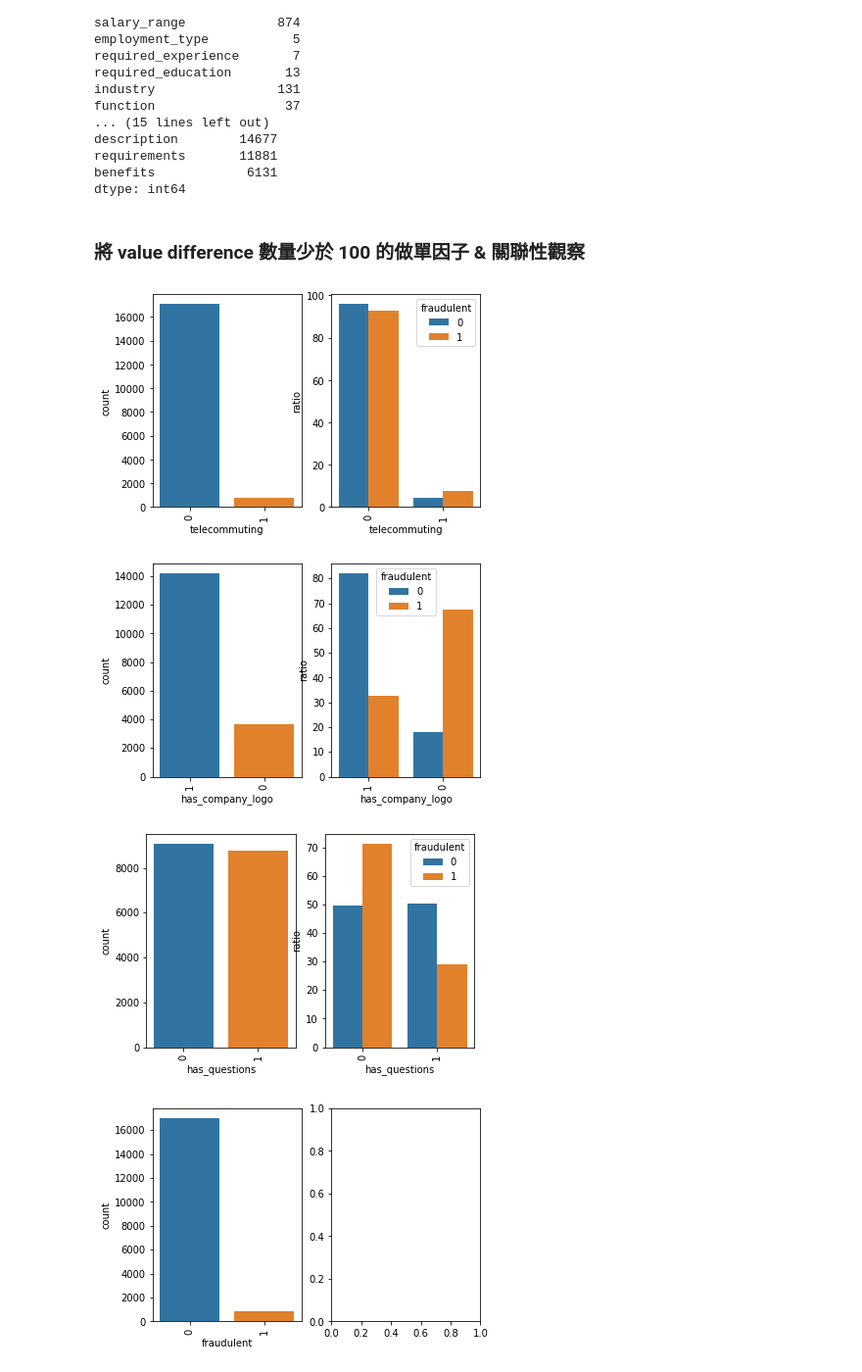
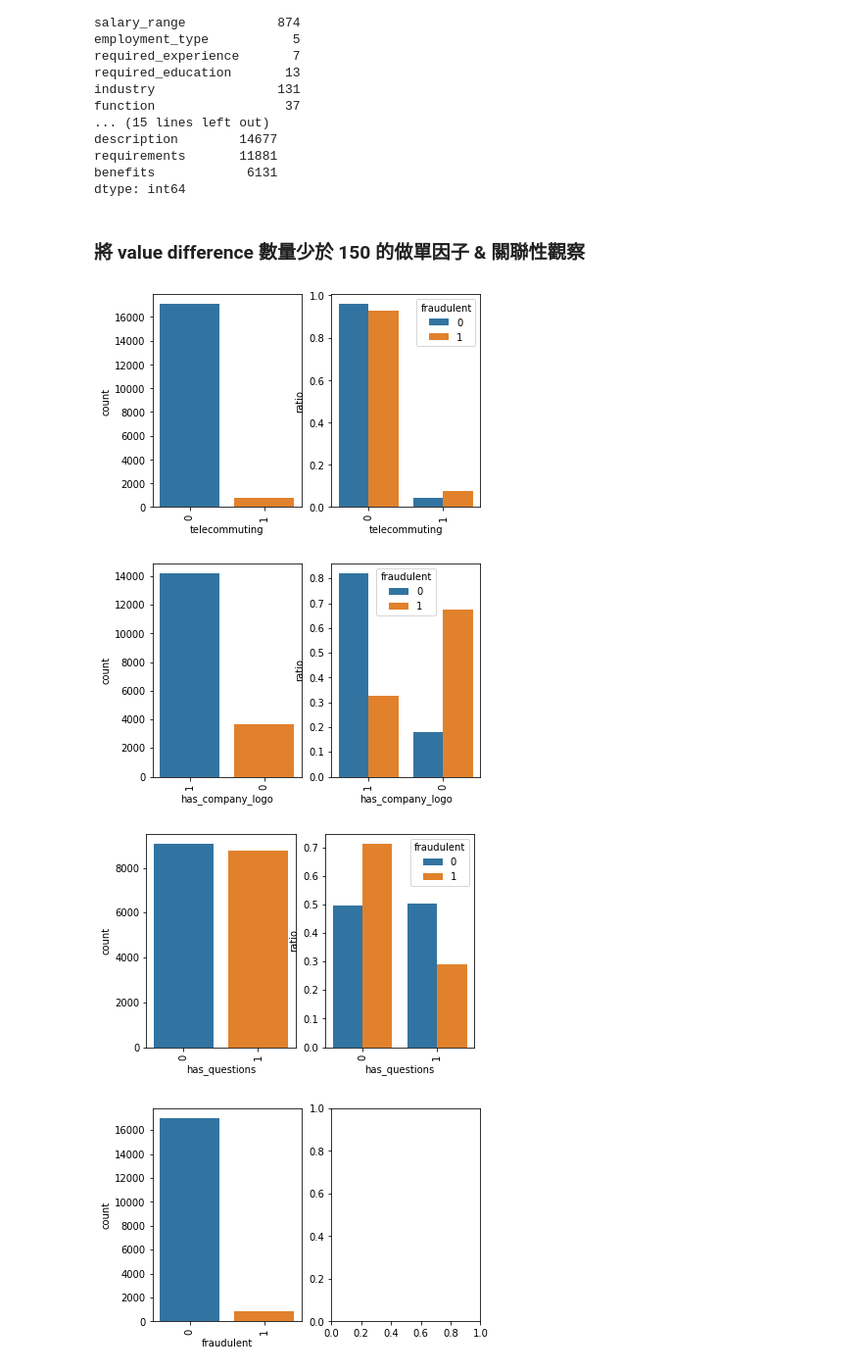
Before and after one commit to chi15036/job-description-prediction, a Jupyter notebook: job-description-prediction.ipynb, the cells around one changed output. Shown: that part at 98% size. Cells and saved outputs as stored; diff of their text form; code cells hidden in the pictures.

```diff
--- a/job-description-prediction.ipynb
+++ b/job-description-prediction.ipynb
@@ -60,38 +58,38 @@ requirements       11881
 benefits            6131
 dtype: int64
 # %% [markdown]
-### 將 value difference 數量少於 100 的做單因子 & 關聯性觀察
+### 將 value difference 數量少於 150 的做單因子 & 關聯性觀察
 # %%
-def feat_exploration(df, topN=5):
+def feat_exploration(df, topN=5, data=job_posting):
     for feat in df:
         fig, (ax1, ax2) = plt.subplots(1, 2)
 
         # 單因子觀察
-        ax1 = seaborn.countplot(x=feat, data=job_posting, ax=ax1, order=job_posting[feat].value_counts().iloc[:topN].index)
+        ax1 = seaborn.countplot(x=feat, data=data, ax=ax1, order=data[feat].value_counts().iloc[:topN].index)
         ax1.tick_params(axis='x', labelrotation=90)
 
         # 關聯性觀察
         if feat == 'fraudulent':
             continue
-        count_groupby_Y = (job_posting.groupby([feat])['fraudulent']
+        count_groupby_Y = (data.groupby([feat])['fraudulent']
                            .value_counts()
                            .rename('count')
                            .reset_index()
                            .sort_values('fraudulent'))
-        total_count = job_posting['fraudulent'].value_counts().rename('total')
+        total_count = data['fraudulent'].value_counts().rename('total')
         counts_ratio = pd.merge(count_groupby_Y, total_count, how='left', left_on='fraudulent', right_index=True)
-        counts_ratio['ratio'] = counts_ratio['count'] / counts_ratio['total'] * 100
-        ax2 = seaborn.barplot(x=feat, y="ratio", hue="fraudulent", data=counts_ratio, ax=ax2, order=job_posting[feat].value_counts().iloc[:topN].index)
+        counts_ratio['ratio'] = counts_ratio['count'] / counts_ratio['total']
+        ax2 = seaborn.barplot(x=feat, y="ratio", hue="fraudulent", data=counts_ratio, ax=ax2, order=data[feat].value_counts().iloc[:topN].index)
         ax2.tick_params(axis='x', labelrotation=90)
 # %%
 # Numerical features
-critical = numerical.nunique() < 100
-num_less100 = critical.index[critical]
-feat_exploration(num_less100)
+critical = numerical.nunique() < 150
+num_less150 = critical.index[critical]
+feat_exploration(num_less150)
 # %% [output]
-[figure, old version]
+[figure, new version]
-[figure, old version]
+[figure, new version]
-[figure, old version]
+[figure, new version]
 [figure]
 # %%
 # Categorical features
```
Also changed, not shown: parts of 8 cells of this notebook.
